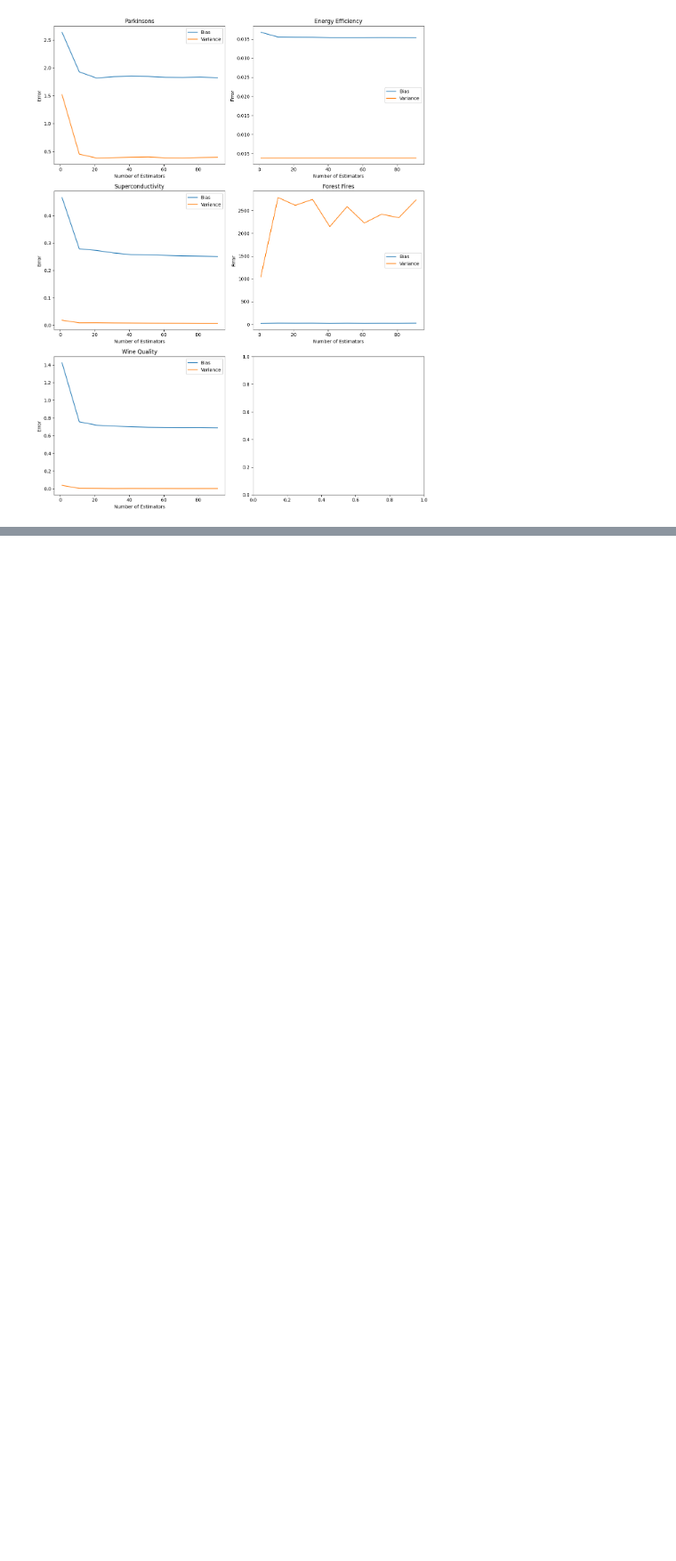
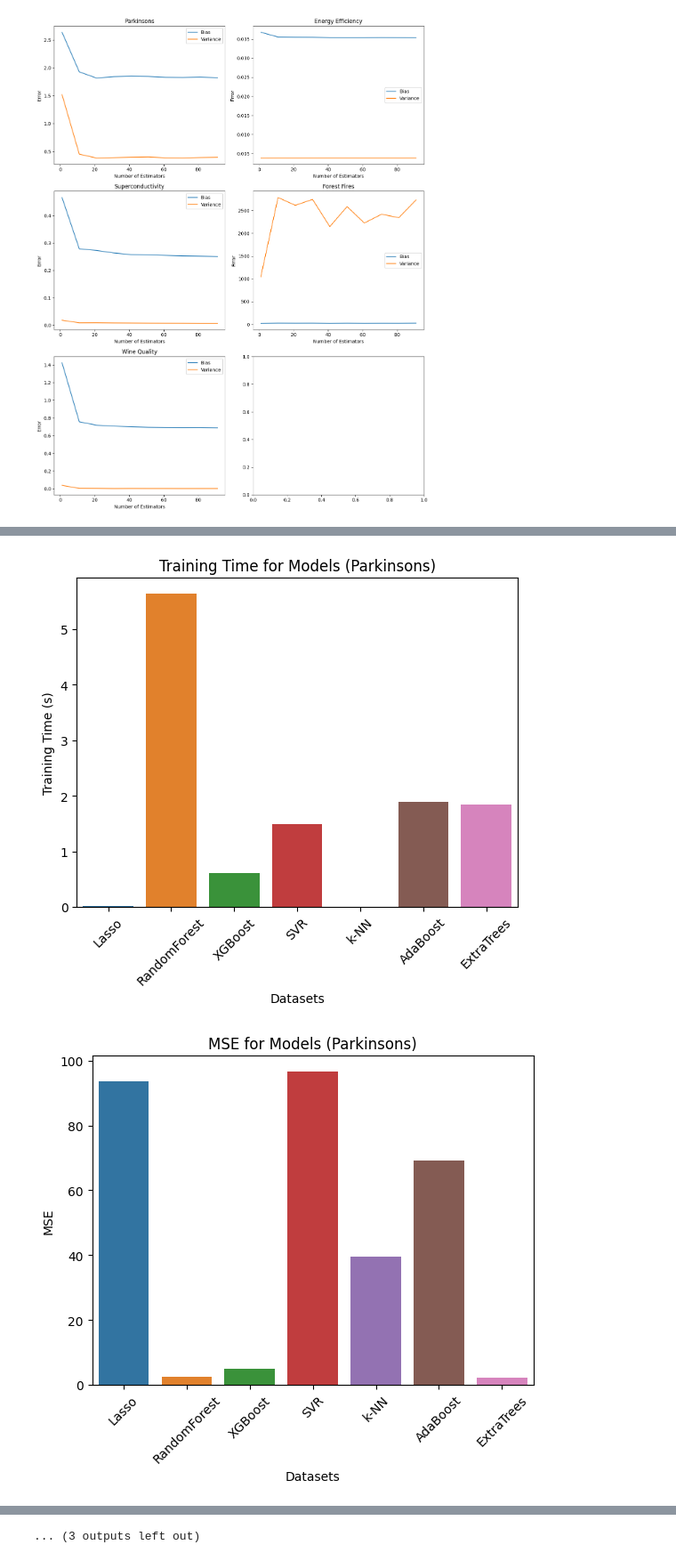
Before and after one commit to yvarshini/stat-588-data-mining-final-project, a Jupyter notebook: final_combined-2.ipynb, the cells around one changed output, grey strips where cells are left out. Shown at 89% size. Cells and saved outputs as stored; diff of their text form; code cells hidden in the pictures; blank space fills up the shorter version.

```diff
--- a/final_combined-2.ipynb
+++ b/final_combined-2.ipynb
@@ -647,0 +739,74 @@ plot_all_models(all_results, task='regression')
+# %%
+def plot_training_time(datasets, dataset_name):
+    dataset_names = list(datasets.keys())
+    model_names = list(datasets[dataset_names[0]].keys())
+
+    training_times = []
+    for name in dataset_names:
+        if name == dataset_name:
+            training_times.append([datasets[name][model_name]['elapsed_time'] for model_name in model_names])
+
+    df = pd.DataFrame(training_times, columns=model_names, index=[dataset_name])
+    sns.barplot(data=df, errorbar=None)
+    plt.xlabel('Datasets')
+    plt.ylabel('Training Time (s)')
+    plt.title(f'Training Time for Models ({dataset_name})')
+    plt.xticks(rotation=45)
+    plt.show()
+
+def plot_mse(datasets, dataset_name):
+    dataset_names = list(datasets.keys())
+    model_names = list(datasets[dataset_names[0]].keys())
+
+    mse_values = []
+    for name in dataset_names:
+        if name == dataset_name:
+            mse_values.append([datasets[name][model_name]['test_mse'] for model_name in model_names])
+
+    df = pd.DataFrame(mse_values, columns=model_names, index=[dataset_name])
+    sns.barplot(data=df, errorbar=None)
+    plt.xlabel('Datasets')
+    plt.ylabel('MSE')
+    plt.title(f'MSE for Models ({dataset_name})')
+    plt.xticks(rotation=45)
+    plt.show()
+
+def plot_mape(datasets, dataset_name):
+    dataset_names = list(datasets.keys())
+    model_names = list(datasets[dataset_names[0]].keys())
+
+    mape_values = []
+    for name in dataset_names:
+        if name == dataset_name:
+            mape_values.append([datasets[name][model_name]['test_r2'] for model_name in model_names])
+
+    df = pd.DataFrame(mape_values, columns=model_names, index=[dataset_name])
+    sns.barplot(data=df, errorbar=None)
+    plt.xlabel('Datasets')
+    plt.ylabel('R2')
+    plt.title(f'R2 for Models ({dataset_name})')
+    plt.xticks(rotation=45)
+    plt.show()
+
+def plot_all_models(datasets, dataset_name, task='regression'):
+    plot_training_time(datasets, dataset_name)
+
+    if task == 'regression':
+        plot_mse(datasets, dataset_name)
+        plot_mape(datasets, dataset_name)
+    elif task == 'classification':
+        plot_accuracy(datasets, dataset_name)
+
+dataset_names = [
+    'Parkinsons',
+    'Energy Efficiency',
+    'Superconductivity',
+    'Forest Fires',
+    'Wine Quality'
+]
+
+for dataset_name in dataset_names:
+    plot_all_models(all_results, dataset_name, task='regression')
+# %% [output]
+[figure, added]
+[figure, added]
@@ -647,0 +823 @@ plot_all_models(all_results, task='regression')
+... (3 outputs left out)
```
Also changed, not shown: parts of 10 cells of this notebook.
